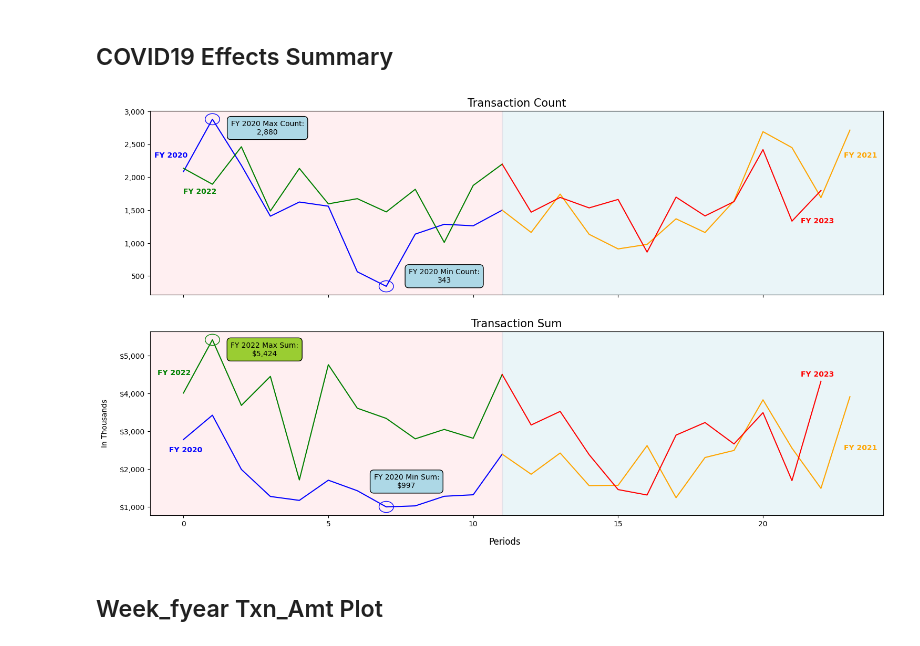
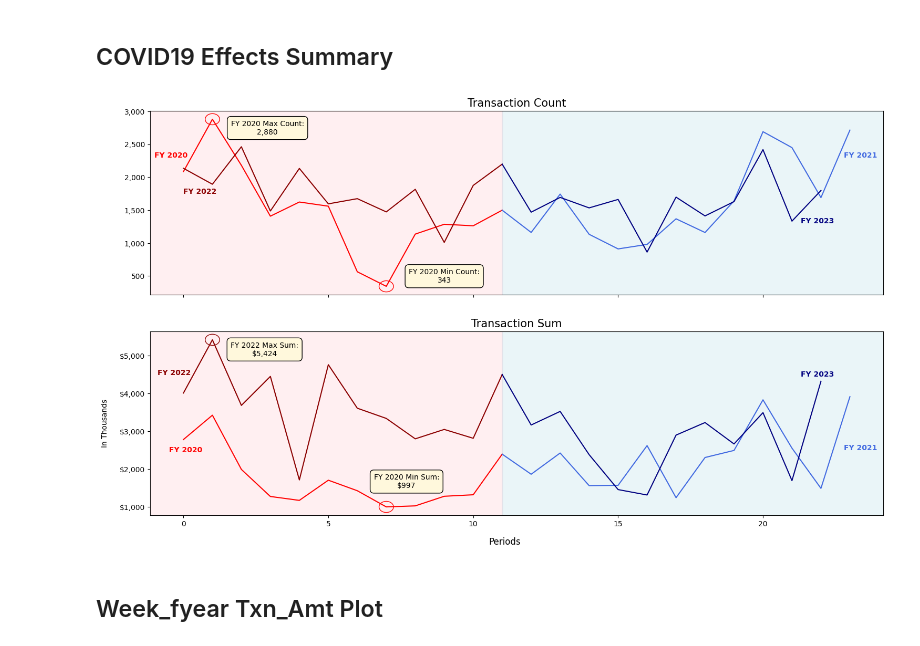
Before and after one commit to lelandjmurrin/Acquisition_Due_Dilligence_Capstone_Project, a Jupyter notebook: GeneralLedgerTxns_EDA.ipynb, the cells around one changed output. Drawn from its saved outputs; the diff is of its cells as text; code cells hidden in the pictures.

```diff
--- a/GeneralLedgerTxns_EDA.ipynb
+++ b/GeneralLedgerTxns_EDA.ipynb
@@ -472,8 +491,8 @@ def plot_split_graph(df, ax, xy, title, format_func):
     min_val_period = df[min_val_year].idxmin()
 
     txn_title = f"Transaction {title}"
-    color_dict = dict(FY2020 = "blue", FY2021 = "orange", FY2022 = "green", FY2023 = "red")
-    color_dict2 = dict(FY2020 = "lightblue", FY2021 = "lightorange", FY2022 = "yellowgreen", FY2023 = "pink")
+    color_dict = dict(FY2020 = "red", FY2021 = "royalblue", FY2022 = "darkred", FY2023 = "navy")
+    color_dict2 = dict(FY2020 = "cornsilk", FY2021 = "lightorange", FY2022 = "cornsilk", FY2023 = "pink")
     ellipse_height = (df[max_val_year].max() - df[min_val_year].min())/15
 
     def add_annotation(text, xy, facecolor):
@@ -508,34 +527,34 @@ df_txn_count = (dh.df
     .groupby(["Period", "fyear"])
     .txn_amt
     .count()
     .unstack("fyear")
 )
 
 df_txn_sum = (dh.df
     .groupby(["Period", "fyear"])
     .txn_amt
     .sum()
     .unstack("fyear")
 )
 
 #Reshaped data into 2 year intervals
 df_2_year_count = pd.concat([df_txn_count[[2020,2022]], df_txn_count[[2021,2023]].set_axis([2020, 2022], axis = 1)]).reset_index(drop = True)
 df_2_year_sum = pd.concat([df_txn_sum[[2020,2022]], df_txn_sum[[2021,2023]].set_axis([2020, 2022], axis = 1)]).reset_index(drop = True)
 
 #Plot final graph
 fig, axs = plt.subplots(nrows = 2, ncols = 1, figsize = (18,10), sharex = True)
 
 xy_count = dict(max = (2.9,2650), min = (9,400), FY2020 = (-1,2300), FY2022 = (0,1750), FY2021 = (22.8,2300), FY2023 = (21.3,1300))
 xy_sum = dict(max = (2.8, 5e6), min = (7.7, 1.5e6), FY2020 = (-0.5,2.45e6), FY2022 = (-0.9,4.5e6), FY2021 = (22.8,2.5e6), FY2023 = (21.3,4.45e6))
 
 plot_split_graph(df_2_year_count, axs[0], xy_count, "Count", format_count)
 plot_split_graph(df_2_year_sum, axs[1], xy_sum, "Sum", format_dollars)
 axs[1].yaxis.set_major_formatter(display_in_thousands)
 axs[0].yaxis.set_major_formatter(display_in_counts)
 axs[1].set_ylabel("In Thousands", labelpad = 15)
 plt.gcf().supxlabel("Periods", y = 0.05);
 # %% [output]
-[figure, old version]
+[figure, new version]
 # %% [markdown]
 ## Week_fyear Txn_Amt Plot
 # %%
```
Also changed, not shown: parts of 3 cells of this notebook, 5 other files.
